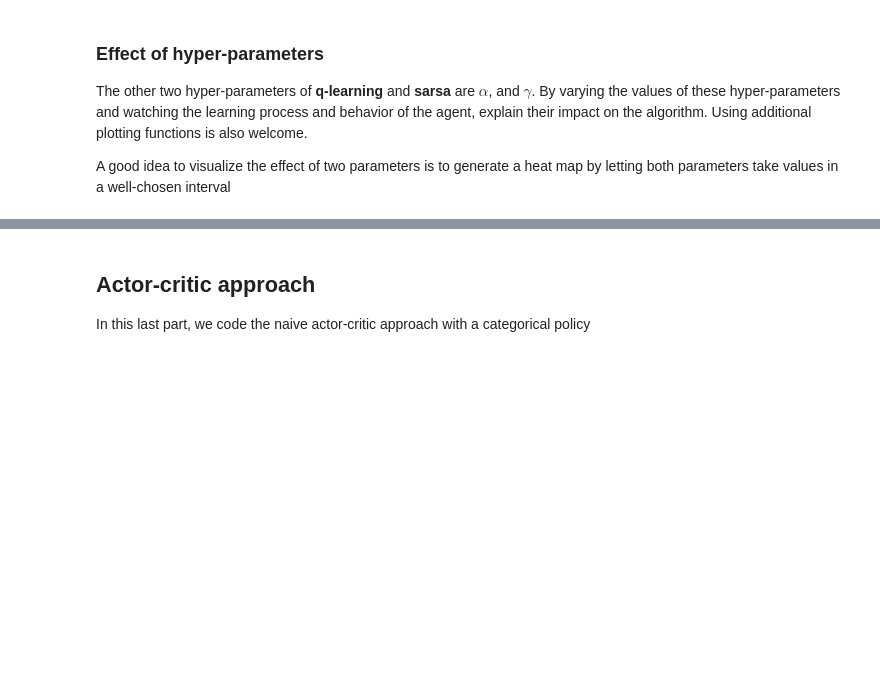
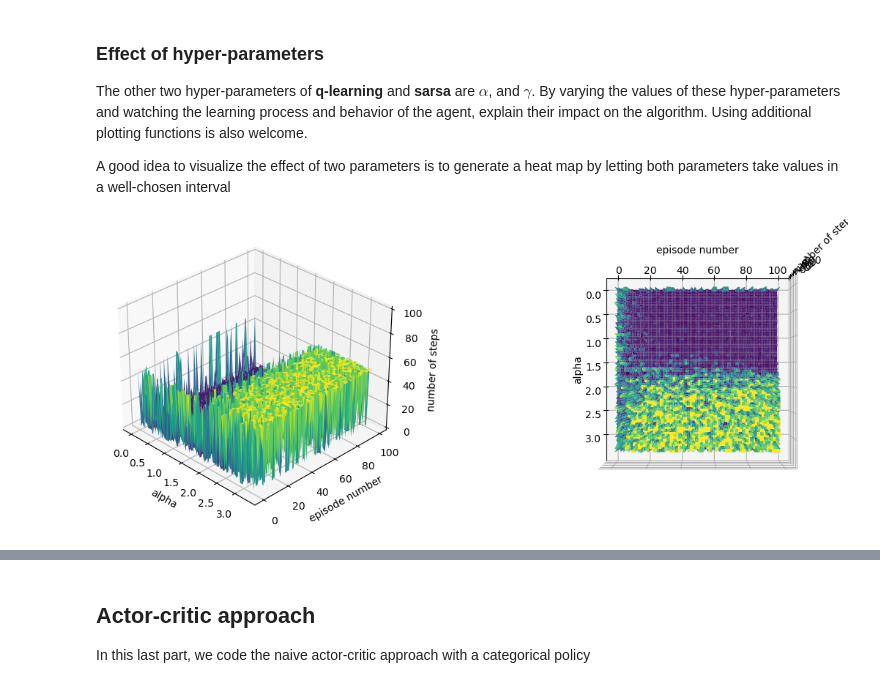
Before and after one commit to islemkobbi/M2-ISI, a Jupyter notebook: MLA/C2/02-tabular-rl.student.ipynb, the cells around one changed output, grey strips where cells are left out. Cells and saved outputs as stored; diff of their text form; code cells hidden in the pictures; blank space fills up the shorter version.

```diff
--- a/MLA/C2/02-tabular-rl.student.ipynb
+++ b/MLA/C2/02-tabular-rl.student.ipynb
@@ -311,6 +289,7 @@ def q_learning_eps(
     nb_episodes: int = 20,
     timeout: int = 50,
     alpha: float = 0.5,
+    gamma:float = 0.9,
     render: bool = True,
     init_q: float = 0.,
     uniform: bool =  True
@@ -345,12 +324,10 @@ def q_learning_eps(
             # Perform a step of the MDP
             y, r, done, *_ = mdp.step(u)
             # print(x, y, r, done, (1 - done))
-            # To be completed...
 
             # Update the state-action value function with q-Learning
-            delta = r + 0.9 * max(q[y,:]) - q[x,u]
+            delta = r + gamma * max(q[y,:]) - q[x,u]
             q[x,u] += alpha * delta
-
 
             # Update the agent position
             x = y
@@ -824,7 +709,39 @@ algorithm. Using additional plotting functions is also welcome.
 A good idea to visualize the effect of two parameters is to generate a heat map
 by letting both parameters take values in a well-chosen interval
 # %%
-# To be completed...
+n = 100
 
-# Put your visualization code here
-assert False, 'Not implemented yet'
+alpha = np.zeros([n,1])
+epis = np.arange(n)
+K = np.zeros([n,n])
+
+for i in range(n) :
+    alpha[i] = i/30
+    _, _, K[i] = q_learning_eps(mdp = env, epsilon= 0.1, alpha = alpha[i], nb_episodes = n, render = False)
+
+# Create the first 3D subplot with the first view angle
+fig = plt.figure(figsize=[13,10])
+ax1 = fig.add_subplot(121, projection='3d')
+ax1.plot_surface(alpha, epis, K, rstride=1, cstride=1, alpha=1, cmap='viridis', edgecolor='none')
+ax1.set_xlabel('alpha')
+ax1.set_ylabel('episode number')
+ax1.set_zlabel('number of steps')
+ax1.set_zlim(0, 100)
+ax1.view_init(elev=30, azim=-45)
+
+# Create the second 3D subplot with the second view angle
+ax2 = fig.add_subplot(122, projection='3d')
+ax2.plot_surface(alpha, epis, K, rstride=1, cstride=1, alpha=1, cmap='viridis', edgecolor='none')
+ax2.set_xlabel('alpha')
+ax2.set_ylabel('episode number')
+ax2.set_zlabel('number of steps')
+ax2.set_zlim(0, 100)
+ax2.view_init(elev=90, azim=0)
+
+# Adjust subplot spacing
+plt.subplots_adjust(wspace=0.5)
+
+# Display the plot
+plt.show()
+# %% [output]
+[figure, added]
```
Also changed, not shown: parts of 17 cells of this notebook, 7 other files.
